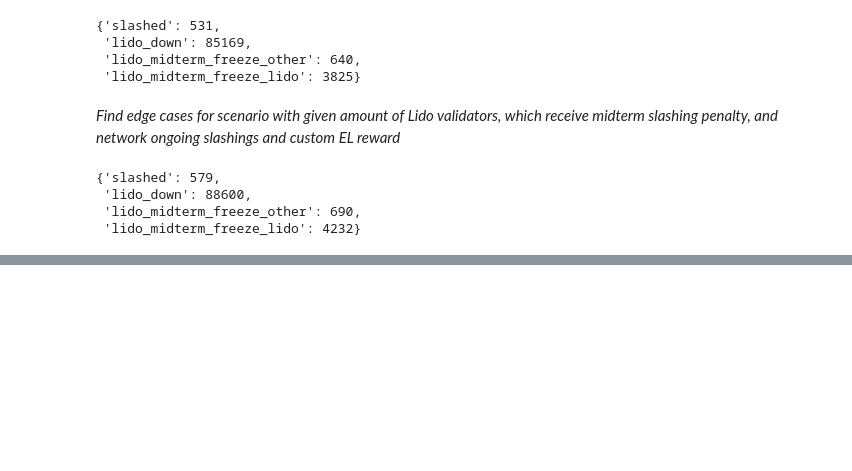
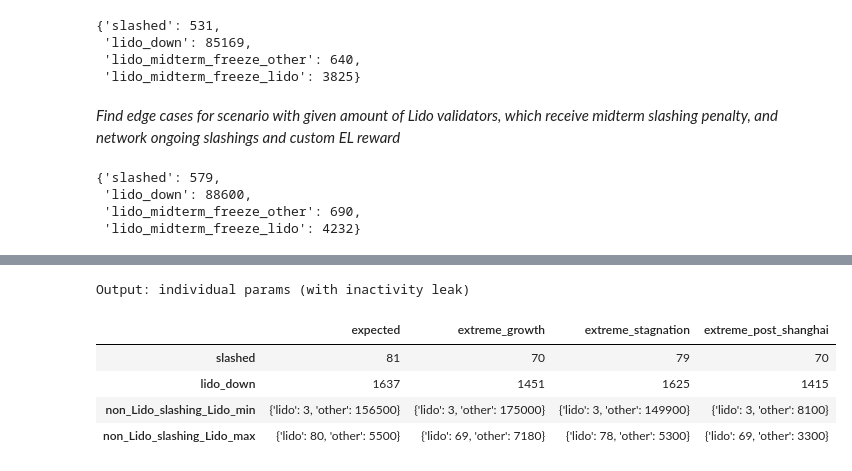
Before and after one commit to lidofinance/withdrawls-analysis, a Jupyter notebook: Beacon Chain model/beaconchain_model.ipynb, the cells around one changed output, grey strips where cells are left out. Drawn from its saved outputs; the diff is of its cells as text; code cells hidden in the pictures; blank space fills up the shorter version.

```diff
--- a/Beacon Chain model/beaconchain_model.ipynb
+++ b/Beacon Chain model/beaconchain_model.ipynb
@@ -543,0 +610,9 @@ get_scenarios_EL_change_with_freeze(network_scenario=network_scenarios[0],el_rew
+# %%
+pd.DataFrame(inactivity_leak_result).style.set_caption("Output: individual params (with inactivity leak)")
+# %% [output]
+Output: individual params (with inactivity leak)
+|  | expected | extreme_growth | extreme_stagnation | extreme_post_shanghai |
+| slashed | 81 | 70 | 79 | 70 |
+| lido_down | 1637 | 1451 | 1625 | 1415 |
+| non_Lido_slashing_Lido_min | {'lido': 3, 'other': 156500} | {'lido': 3, 'other': 175000} | {'lido': 3, 'other': 149900} | {'lido': 3, 'other': 8100} |
+| non_Lido_slashing_Lido_max | {'lido': 80, 'other': 5500} | {'lido': 69, 'other': 7180} | {'lido': 78, 'other': 5300} | {'lido': 69, 'other': 3300} |
```
Also changed, not shown: parts of 6 cells of this notebook, 3 other files.
